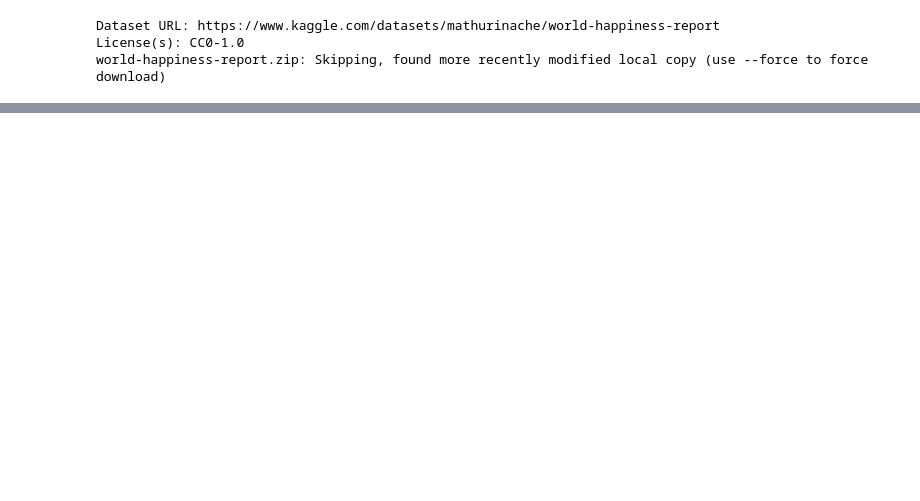
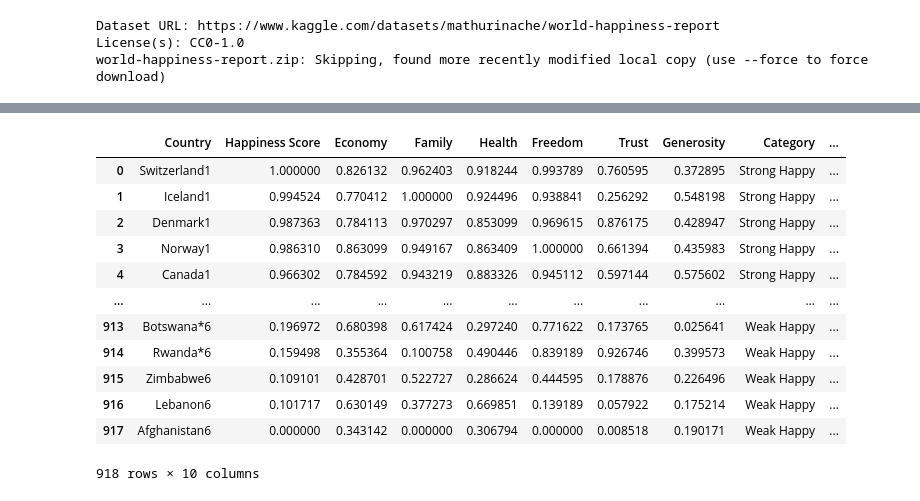
Before and after one commit to fairuznawar122/World-Happiness-Classification, a Jupyter notebook: World_Happiness_Classification_ANN.ipynb, the cells around one changed output, grey strips where cells are left out. Cells and saved outputs as stored; diff of their text form; code cells hidden in the pictures; blank space fills up the shorter version.

```diff
--- a/World_Happiness_Classification_ANN.ipynb
+++ b/World_Happiness_Classification_ANN.ipynb
@@ -172,0 +182,36 @@ df2018
+# %%
+# List of DataFrames
+dfs = [df2015, df2016, df2017, df2020, df2021, df2022]
+
+# Column order from the first DataFrame
+column_order = dfs[0].columns
+
+# Reorder all DataFrames to match df1's column order before concatenating
+dfs_reordered = [df[column_order] for df in dfs]
+
+# Concatenate (vertically stack)
+df = pd.concat(dfs_reordered, ignore_index=True)
+# %%
+import pandas as pd
+
+# Step 1: Calculate exact 33.33% and 66.66% quantiles
+quantiles = df['Happiness Score'].quantile([0.3333, 0.6666])
+
+# Step 2: Define bins and labels
+bins = [-float('inf'), quantiles.iloc[0], quantiles.iloc[1], float('inf')]
+labels = ['Weak Happy', 'Medium Happy', 'Strong Happy']
+
+# Step 3: Categorize the Happiness Score
+df['Category'] = pd.cut(
+    df['Happiness Score'],
+    bins=bins,
+    labels=labels,
+    include_lowest=True
+)
+
+# Step 4: Verify equal distribution (strictly 33.33% each)
+print("Category Counts:")
+print(df['Category'].value_counts())
+
+print("\nCategory Percentages:")
+print(df['Category'].value_counts(normalize=True).round(4) * 100)
@@ -172,0 +248,22 @@ df2018
+# %%
+from sklearn.preprocessing import LabelEncoder
+
+# Encode labels
+label_encoder = LabelEncoder()
+df['Category_Encoded'] = label_encoder.fit_transform(df['Category'])
+
+df
+# %% [output]
+|  | Country | Happiness Score | Economy | Family | Health | Freedom | Trust | Generosity | Category | ... |
+| 0 | Switzerland1 | 1.000000 | 0.826132 | 0.962403 | 0.918244 | 0.993789 | 0.760595 | 0.372895 | Strong Happy | ... |
+| 1 | Iceland1 | 0.994524 | 0.770412 | 1.000000 | 0.924496 | 0.938841 | 0.256292 | 0.548198 | Strong Happy | ... |
+| 2 | Denmark1 | 0.987363 | 0.784113 | 0.970297 | 0.853099 | 0.969615 | 0.876175 | 0.428947 | Strong Happy | ... |
+| 3 | Norway1 | 0.986310 | 0.863099 | 0.949167 | 0.863409 | 1.000000 | 0.661394 | 0.435983 | Strong Happy | ... |
+| 4 | Canada1 | 0.966302 | 0.784592 | 0.943219 | 0.883326 | 0.945112 | 0.597144 | 0.575602 | Strong Happy | ... |
+| ... | ... | ... | ... | ... | ... | ... | ... | ... | ... | ... |
+| 913 | Botswana*6 | 0.196972 | 0.680398 | 0.617424 | 0.297240 | 0.771622 | 0.173765 | 0.025641 | Weak Happy | ... |
+| 914 | Rwanda*6 | 0.159498 | 0.355364 | 0.100758 | 0.490446 | 0.839189 | 0.926746 | 0.399573 | Weak Happy | ... |
+| 915 | Zimbabwe6 | 0.109101 | 0.428701 | 0.522727 | 0.286624 | 0.444595 | 0.178876 | 0.226496 | Weak Happy | ... |
+| 916 | Lebanon6 | 0.101717 | 0.630149 | 0.377273 | 0.669851 | 0.139189 | 0.057922 | 0.175214 | Weak Happy | ... |
+| 917 | Afghanistan6 | 0.000000 | 0.343142 | 0.000000 | 0.306794 | 0.000000 | 0.008518 | 0.190171 | Weak Happy | ... |
+918 rows × 10 columns
```
Also changed, not shown: parts of 20 cells of this notebook.
